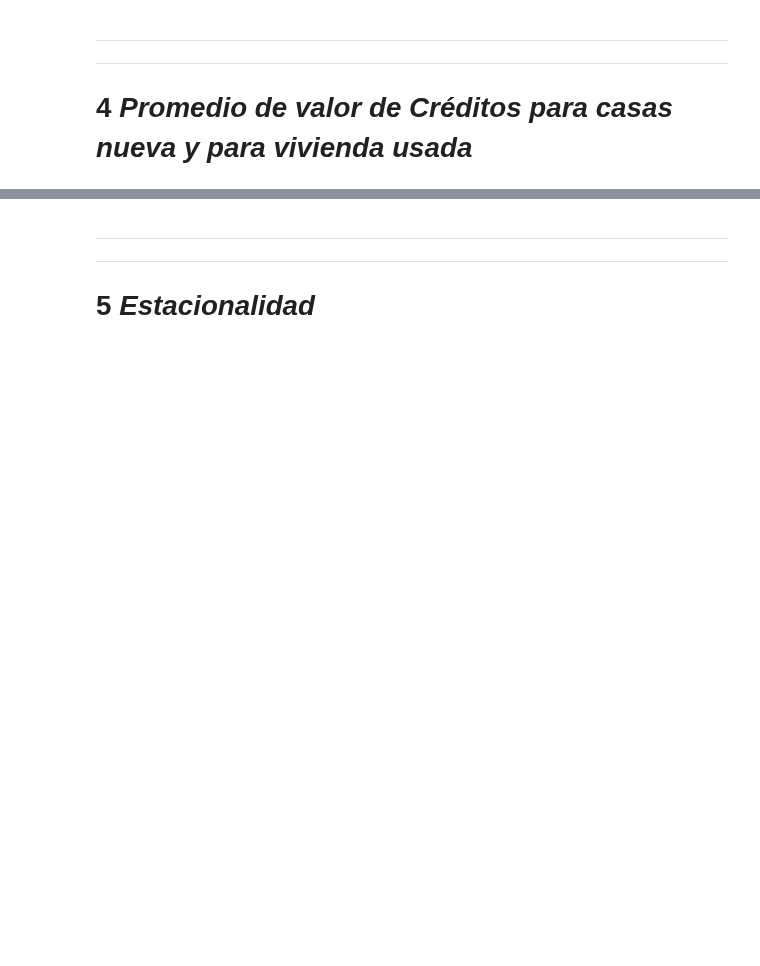
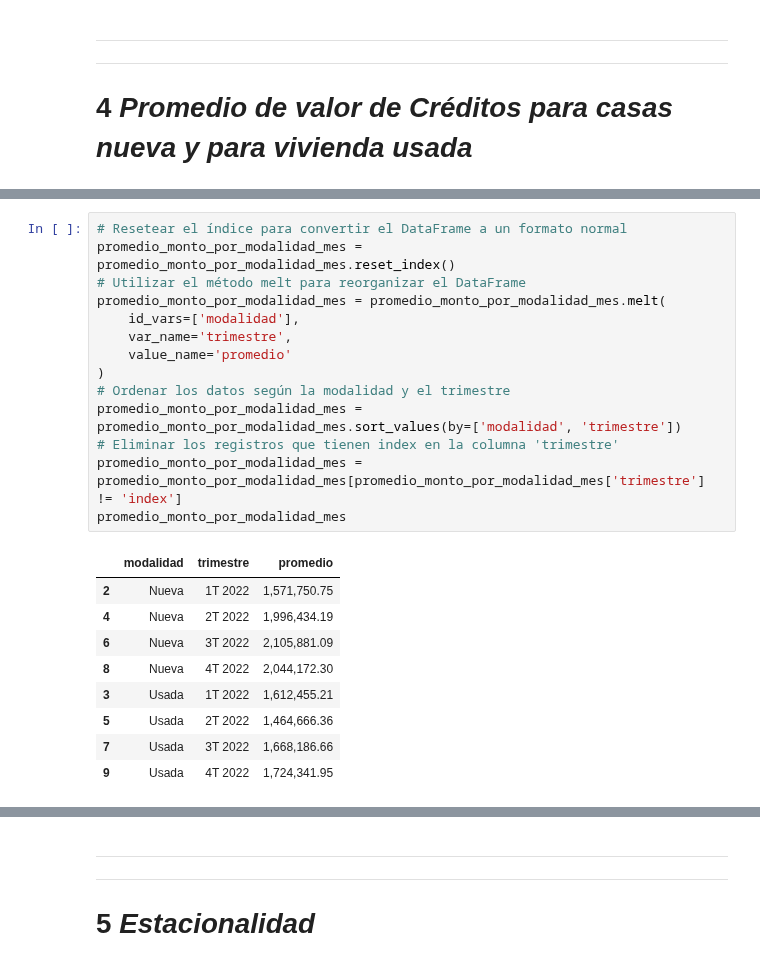
Before and after one commit to MiguelDWT4toCreativo/Datalpine, a Jupyter notebook: resources/jupyter/creditos_distribucion.ipynb, the cells around one changed output, grey strips where cells are left out. Drawn from its saved outputs; the diff is of its cells as text; blank space fills up the shorter version.

```diff
--- a/resources/jupyter/creditos_distribucion.ipynb
+++ b/resources/jupyter/creditos_distribucion.ipynb
@@ -772,0 +1026,24 @@ ___
+# %%
+# Resetear el índice para convertir el DataFrame a un formato normal
+promedio_monto_por_modalidad_mes = promedio_monto_por_modalidad_mes.reset_index()
+# Utilizar el método melt para reorganizar el DataFrame
+promedio_monto_por_modalidad_mes = promedio_monto_por_modalidad_mes.melt(
+    id_vars=['modalidad'],
+    var_name='trimestre',
+    value_name='promedio'
+)
+# Ordenar los datos según la modalidad y el trimestre
+promedio_monto_por_modalidad_mes = promedio_monto_por_modalidad_mes.sort_values(by=['modalidad', 'trimestre'])
+# Eliminar los registros que tienen index en la columna 'trimestre'
+promedio_monto_por_modalidad_mes = promedio_monto_por_modalidad_mes[promedio_monto_por_modalidad_mes['trimestre'] != 'index']
+promedio_monto_por_modalidad_mes
+# %% [output]
+|  | modalidad | trimestre | promedio |
+| 2 | Nueva | 1T 2022 | 1,571,750.75 |
+| 4 | Nueva | 2T 2022 | 1,996,434.19 |
+| 6 | Nueva | 3T 2022 | 2,105,881.09 |
+| 8 | Nueva | 4T 2022 | 2,044,172.30 |
+| 3 | Usada | 1T 2022 | 1,612,455.21 |
+| 5 | Usada | 2T 2022 | 1,464,666.36 |
+| 7 | Usada | 3T 2022 | 1,668,186.66 |
+| 9 | Usada | 4T 2022 | 1,724,341.95 |
```
Also changed, not shown: parts of 13 cells of this notebook, 4 other files.
